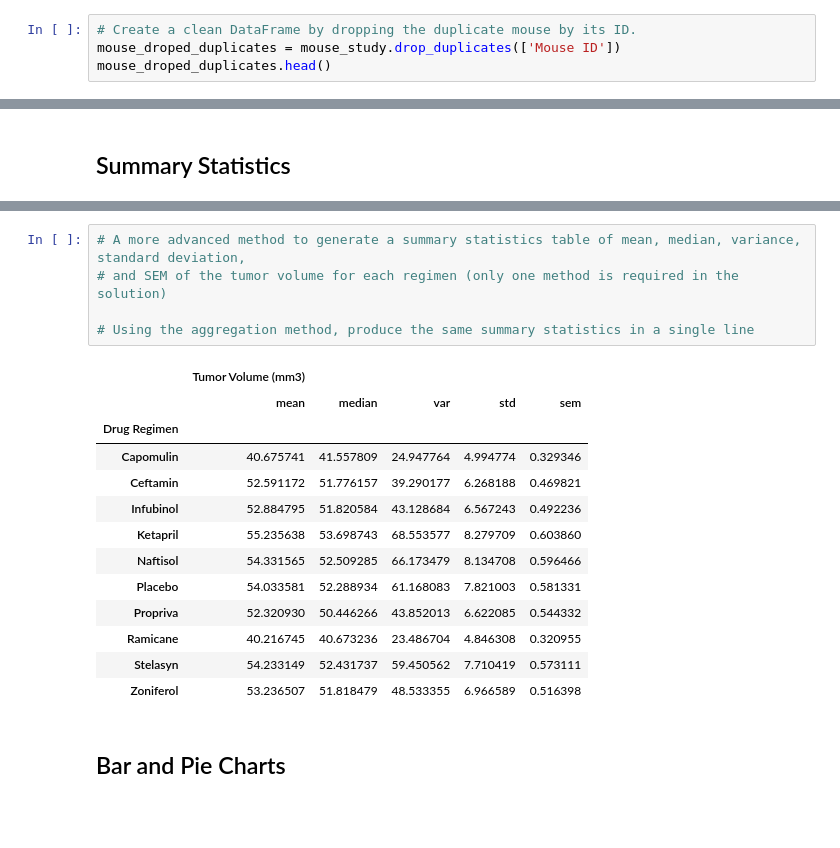
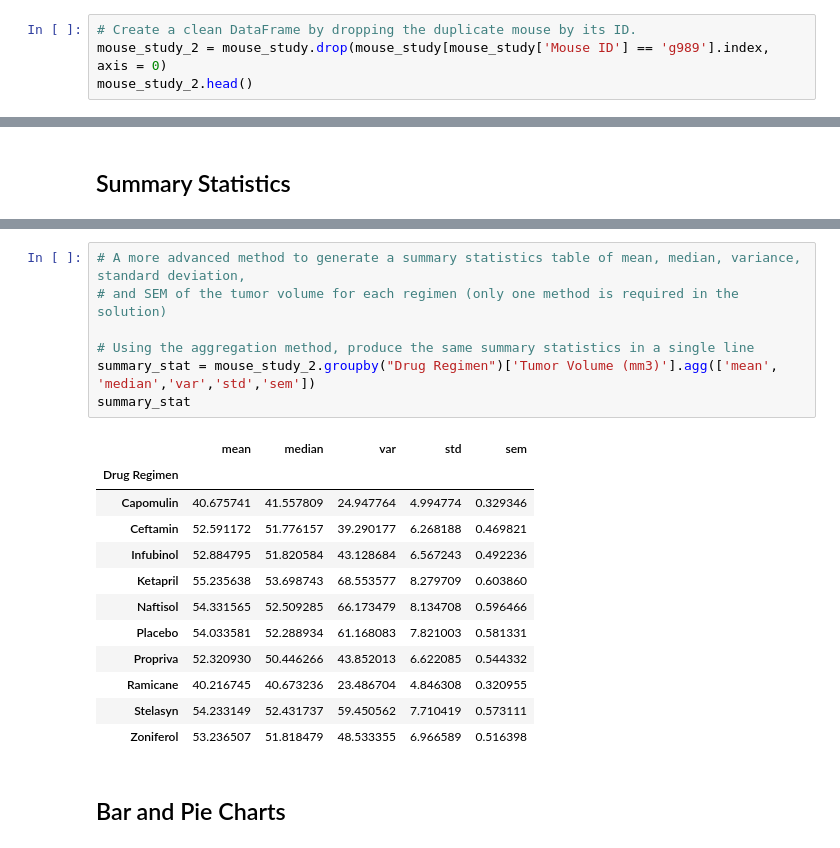
Before and after one commit to dilqvl62/Pymaceuticals-INC, a Jupyter notebook: Pymaceuticals/pymaceuticals_starter.ipynb, the cells around one changed output, grey strips where cells are left out. Drawn from its saved outputs; the diff is of its cells as text; blank space fills up the shorter version.

Commit message:
summary statistics

```diff
--- a/Pymaceuticals/pymaceuticals_starter.ipynb
+++ b/Pymaceuticals/pymaceuticals_starter.ipynb
@@ -64,7 +62,7 @@ mouse_study[mouse_study.duplicated(['Mouse ID','Timepoint'], keep = False)]
 # %%
 # Create a clean DataFrame by dropping the duplicate mouse by its ID.
-mouse_droped_duplicates = mouse_study.drop_duplicates(['Mouse ID'])
-mouse_droped_duplicates.head()
+mouse_study_2 = mouse_study.drop(mouse_study[mouse_study['Mouse ID'] == 'g989'].index, axis = 0)
+mouse_study_2.head()
 # %% [output]
 |  | Mouse ID | Timepoint | Tumor Volume (mm3) | Metastatic Sites | Drug Regimen | Sex | Age_months | ... |
 | 0 | b128 | 0 | 45.0 | 0 | Capomulin | Female | 9 | ... |
@@ -101,10 +112,11 @@ mouse_droped_duplicates['Mouse ID'].nunique()
 # %%
 # A more advanced method to generate a summary statistics table of mean, median, variance, standard deviation,
 # and SEM of the tumor volume for each regimen (only one method is required in the solution)
 
 # Using the aggregation method, produce the same summary statistics in a single line
+summary_stat = mouse_study_2.groupby("Drug Regimen")['Tumor Volume (mm3)'].agg(['mean', 'median','var','std','sem'])
+summary_stat
 # %% [output]
-|  | Tumor Volume (mm3) |  |  |  |  |
 |  | mean | median | var | std | sem |
 | Drug Regimen |  |  |  |  |  |
 | Capomulin | 40.675741 | 41.557809 | 24.947764 | 4.994774 | 0.329346 |
```
Also changed, not shown: parts of 5 cells of this notebook, 1 other file.
